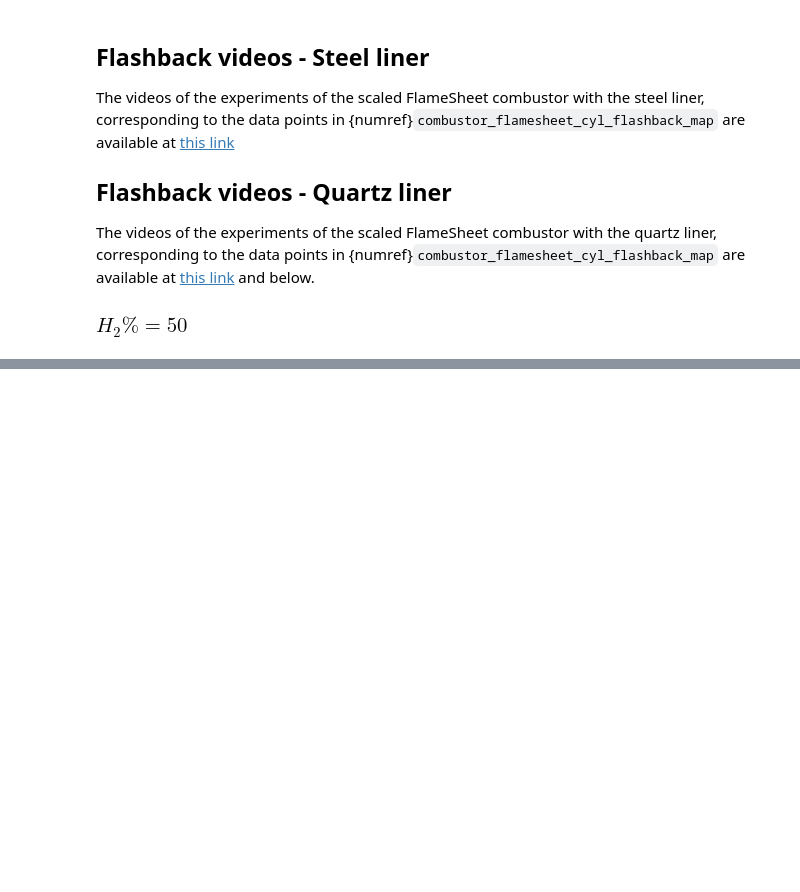
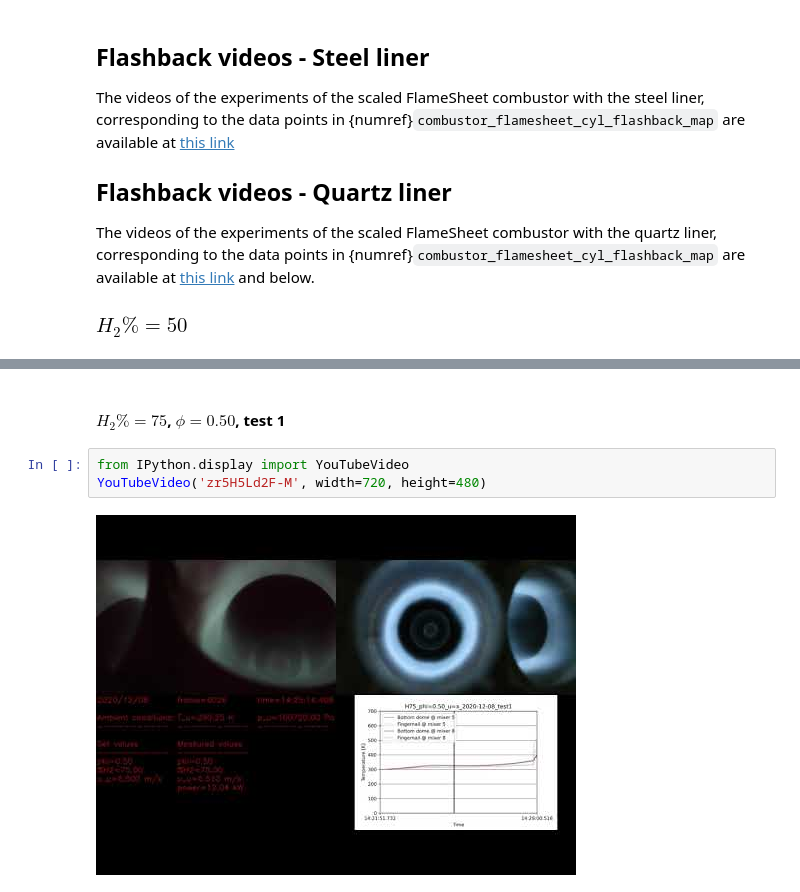
Before and after one commit to luukalt/data_analysis, a Jupyter notebook: docs/projects/combustor_flamesheet_cyl/flashback_propensity.ipynb, the cells around one changed output, grey strips where cells are left out. Saved outputs shown, nothing was run; the diff lists cells and outputs as text; blank space fills up the shorter version.

```diff
--- a/docs/projects/combustor_flamesheet_cyl/flashback_propensity.ipynb
+++ b/docs/projects/combustor_flamesheet_cyl/flashback_propensity.ipynb
@@ -314,0 +333,7 @@ YouTubeVideo('o6xXOpnBUIg',width = 600,height=400)
+# %% [markdown]
+#### $H_{2}\%=75$, $\phi=0.50$, test 1
+# %%
+from IPython.display import YouTubeVideo
+YouTubeVideo('zr5H5Ld2F-M', width=720, height=480)
+# %% [output]
+[figure, added]
```
Also changed, not shown: parts of 12 cells of this notebook.
